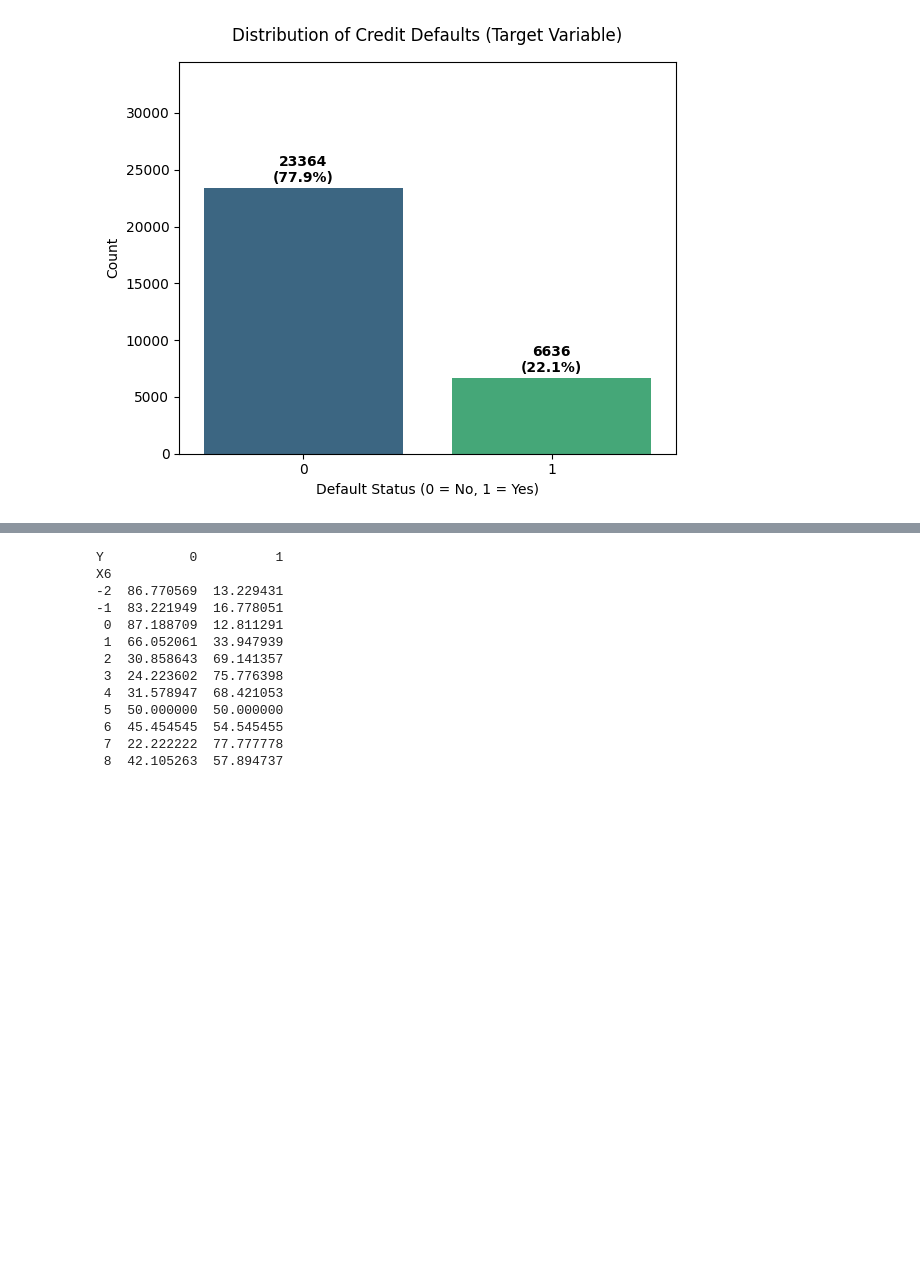
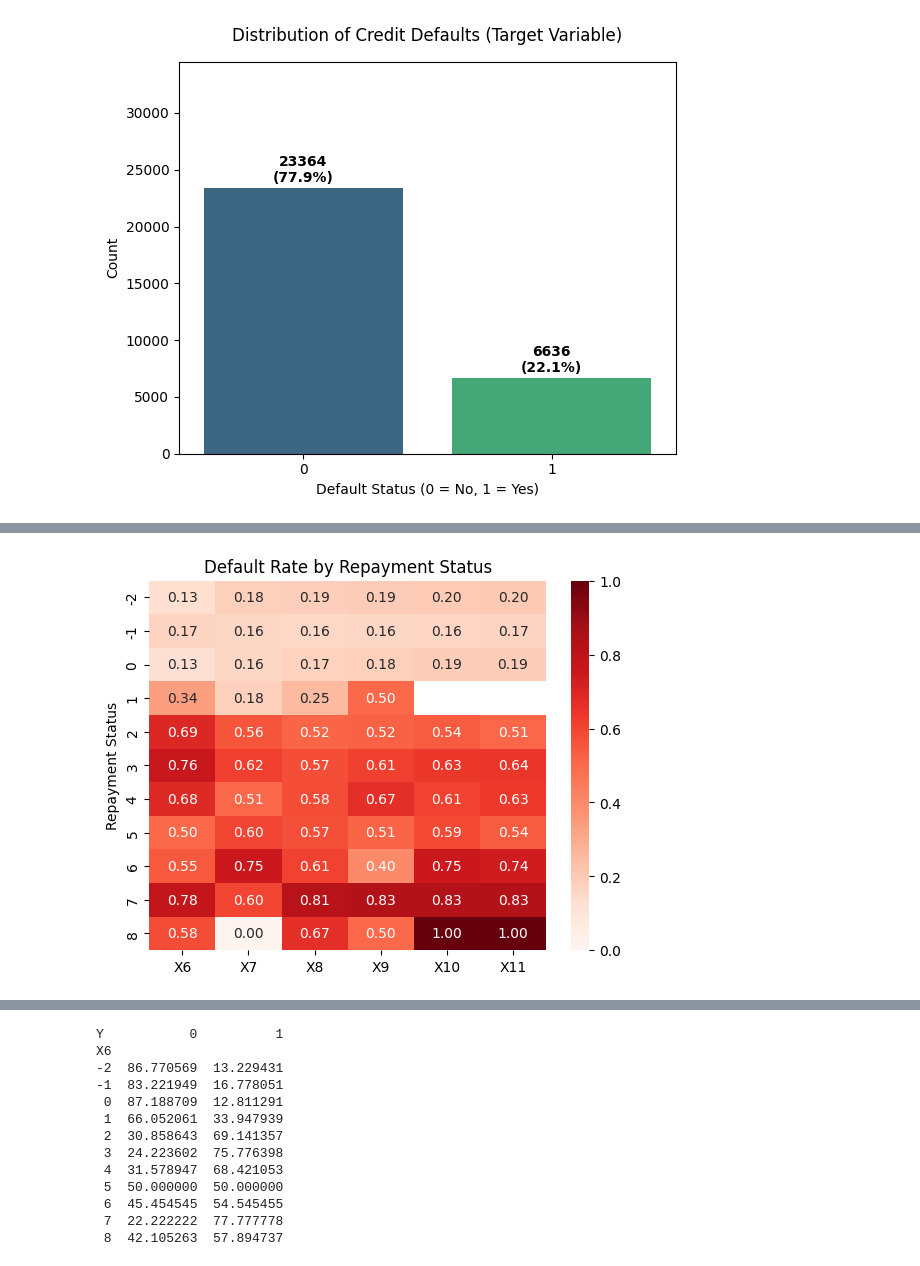
Before and after one commit to juanes-grimaldos/lambda-credit-default-classifier, a Jupyter notebook: notebook.ipynb, the cells around one changed output, grey strips where cells are left out. Saved outputs shown, nothing was run; the diff lists cells and outputs as text; code cells hidden in the pictures; blank space fills up the shorter version.

```diff
--- a/notebook.ipynb
+++ b/notebook.ipynb
@@ -158,0 +337,20 @@ Index(['X1', 'X2', 'X3', 'X4', 'X5', 'X6', 'X7', 'X8', 'X9', 'X10', 'X11',
+# %%
+repayment_cols = ["X6", "X7", "X8", "X9", "X10", "X11"]
+
+summary = pd.DataFrame()
+
+for col in repayment_cols:
+    summary[col] = df.groupby(col)["Y"].mean()
+
+sns.heatmap(
+    summary,
+    annot=True,
+    fmt=".2f",
+    cmap="Reds"
+)
+
+plt.title("Default Rate by Repayment Status")
+plt.ylabel("Repayment Status")
+plt.show()
+# %% [output]
+[figure, added]
```
Also changed, not shown: parts of 35 cells of this notebook, 5 other files.
